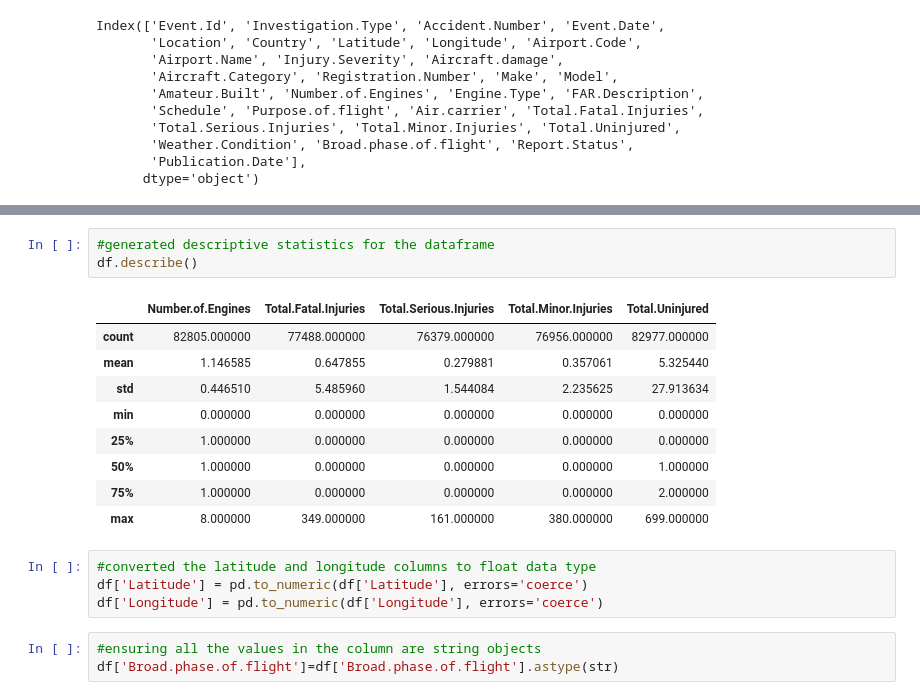
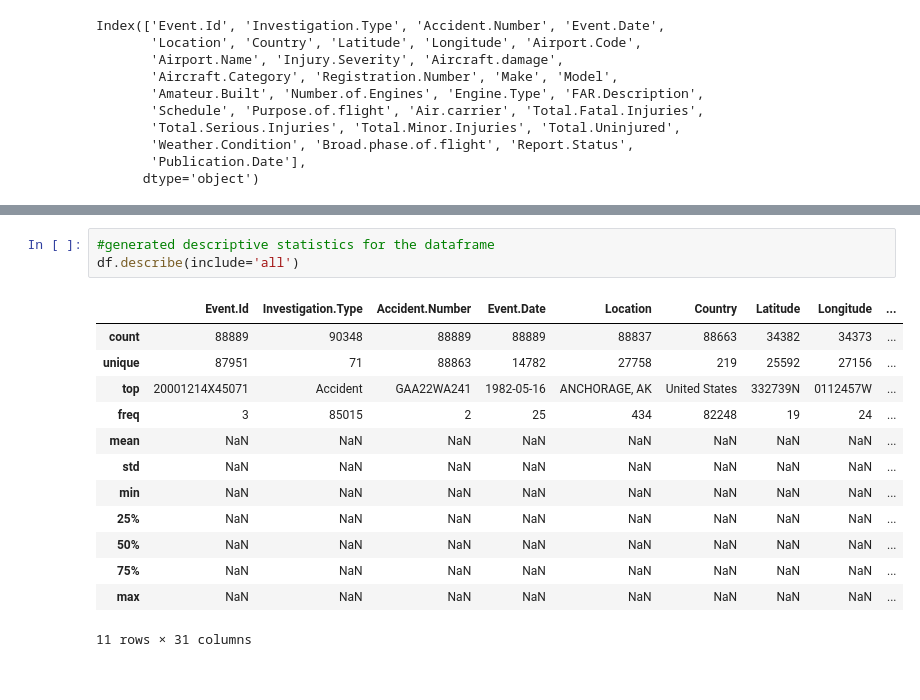
Before and after one commit to georgekuria-crypto/dsc-phase-1-project-v3, a Jupyter notebook: student.ipynb, the cells around one changed output, grey strips where cells are left out. Cells and saved outputs as stored; diff of their text form.

Commit message:
Did the data cleaning

```diff
--- a/student.ipynb
+++ b/student.ipynb
@@ -99,21 +106,18 @@ Publication.Date           object
 dtype: object
 # %%
 #generated descriptive statistics for the dataframe
-df.describe()
+df.describe(include='all')
 # %% [output]
-|  | Number.of.Engines | Total.Fatal.Injuries | Total.Serious.Injuries | Total.Minor.Injuries | Total.Uninjured |
-| count | 82805.000000 | 77488.000000 | 76379.000000 | 76956.000000 | 82977.000000 |
-| mean | 1.146585 | 0.647855 | 0.279881 | 0.357061 | 5.325440 |
-| std | 0.446510 | 5.485960 | 1.544084 | 2.235625 | 27.913634 |
-| min | 0.000000 | 0.000000 | 0.000000 | 0.000000 | 0.000000 |
-| 25% | 1.000000 | 0.000000 | 0.000000 | 0.000000 | 0.000000 |
-| 50% | 1.000000 | 0.000000 | 0.000000 | 0.000000 | 1.000000 |
-| 75% | 1.000000 | 0.000000 | 0.000000 | 0.000000 | 2.000000 |
-| max | 8.000000 | 349.000000 | 161.000000 | 380.000000 | 699.000000 |
+|  | Event.Id | Investigation.Type | Accident.Number | Event.Date | Location | Country | Latitude | Longitude | ... |
+| count | 88889 | 90348 | 88889 | 88889 | 88837 | 88663 | 34382 | 34373 | ... |
+| unique | 87951 | 71 | 88863 | 14782 | 27758 | 219 | 25592 | 27156 | ... |
+| top | 20001214X45071 | Accident | GAA22WA241 | 1982-05-16 | ANCHORAGE, AK | United States | 332739N | 0112457W | ... |
+| freq | 3 | 85015 | 2 | 25 | 434 | 82248 | 19 | 24 | ... |
+| mean | NaN | NaN | NaN | NaN | NaN | NaN | NaN | NaN | ... |
+| std | NaN | NaN | NaN | NaN | NaN | NaN | NaN | NaN | ... |
+| min | NaN | NaN | NaN | NaN | NaN | NaN | NaN | NaN | ... |
+| 25% | NaN | NaN | NaN | NaN | NaN | NaN | NaN | NaN | ... |
+| 50% | NaN | NaN | NaN | NaN | NaN | NaN | NaN | NaN | ... |
+| 75% | NaN | NaN | NaN | NaN | NaN | NaN | NaN | NaN | ... |
+| max | NaN | NaN | NaN | NaN | NaN | NaN | NaN | NaN | ... |
+11 rows × 31 columns
-# %%
-#converted the latitude and longitude columns to float data type
-df['Latitude'] = pd.to_numeric(df['Latitude'], errors='coerce')
-df['Longitude'] = pd.to_numeric(df['Longitude'], errors='coerce')
-# %%
-#ensuring all the values in the column are string objects
-df['Broad.phase.of.flight']=df['Broad.phase.of.flight'].astype(str)
```
Also changed, not shown: parts of 22 cells of this notebook.
